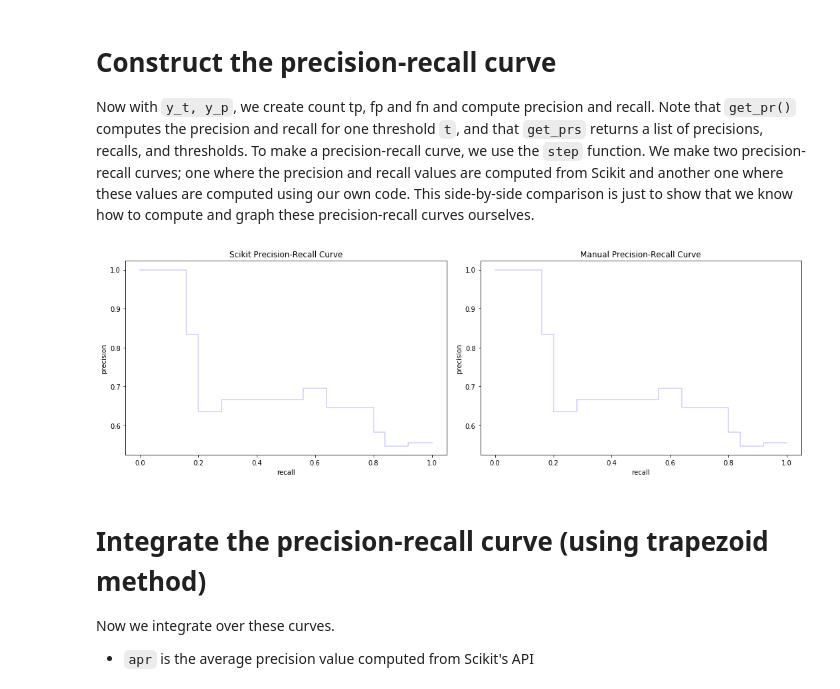
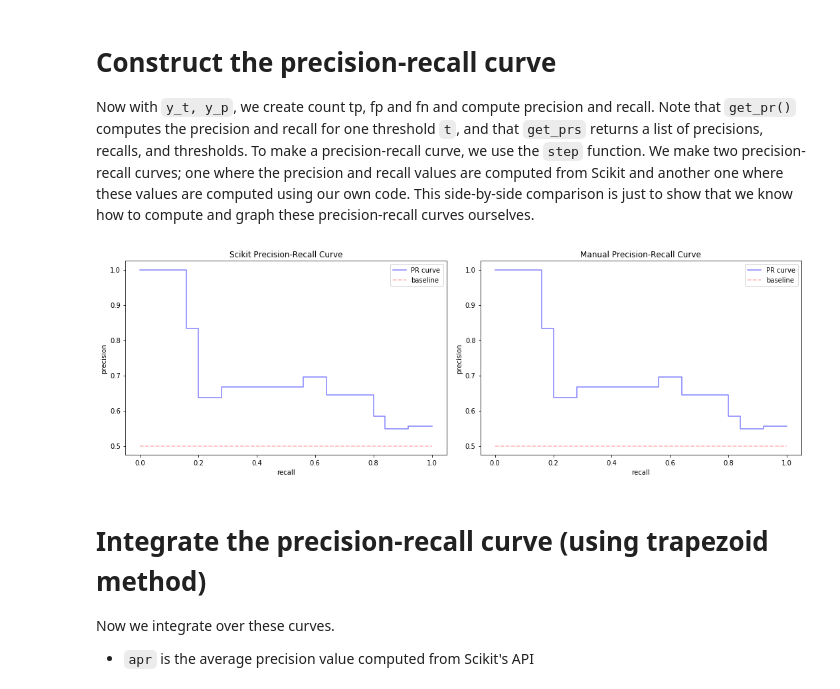
Before and after one commit to oneoffcoder/jupyter, a Jupyter notebook: data-science/precision-recall-roc.ipynb, the cells around one changed output. Cells and saved outputs as stored; diff of their text form; code cells hidden in the pictures.

```diff
--- a/data-science/precision-recall-roc.ipynb
+++ b/data-science/precision-recall-roc.ipynb
@@ -124,36 +124,41 @@ def get_pr(outcomes, t):
     return pre, rec
 
 def get_prs(outcomes, thresholds=np.linspace(0.2, 1, 9)):
     pres = []
     recs = []
     thrs = []
     for t in thresholds:
         pre, rec = get_pr(outcomes, t)
         pres.append(pre)
         recs.append(rec)
         thrs.append(t)
     pres.append(1.0)
     recs.append(0.0)
     return np.array(pres), np.array(recs), np.array(thrs)
 
 pre_m, rec_m, _ = get_prs(outcomes, thresholds=np.linspace(0.2, 1, 100))
 pre_s, rec_s, _ = precision_recall_curve(V.y, y_pred)
+baseline = np.sum(V.y) / len(V.y)
 
 fig, ax = plt.subplots(1, 2, figsize=(15, 5))
 
-ax[0].step(rec_s, pre_s, color='b', alpha=0.2, where='post')
+ax[0].step(rec_s, pre_s, color='b', alpha=0.5, where='post', label='PR curve')
 ax[0].set_xlabel('recall')
 ax[0].set_ylabel('precision')
 ax[0].set_title('Scikit Precision-Recall Curve')
+ax[0].plot((0, 1), (baseline, baseline), 'r--', alpha=0.3, label='baseline')
+ax[0].legend()
 
-ax[1].step(rec_m, pre_m, color='b', alpha=0.2, where='post')
+ax[1].step(rec_m, pre_m, color='b', alpha=0.5, where='post', label='PR curve')
 ax[1].set_xlabel('recall')
 ax[1].set_ylabel('precision')
 ax[1].set_title('Manual Precision-Recall Curve')
+ax[1].plot((0, 1), (baseline, baseline), 'r--', alpha=0.3, label='baseline')
+ax[1].legend()
 
 plt.tight_layout()
 # %% [output]
-[figure, old version]
+[figure, new version]
 # %% [markdown]
 # Integrate the precision-recall curve (using trapezoid method)
 
```
Also changed, not shown: parts of 7 cells of this notebook.
